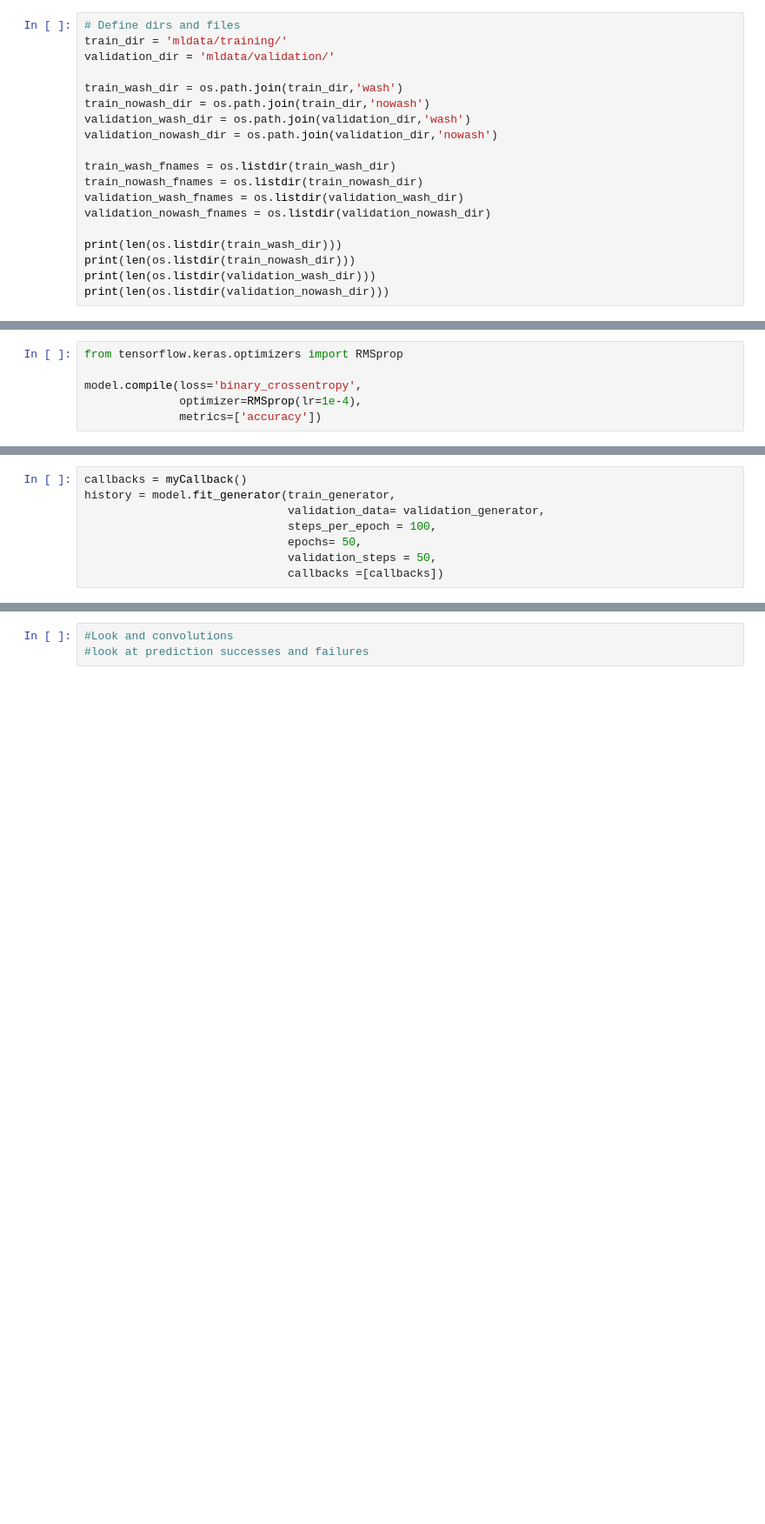
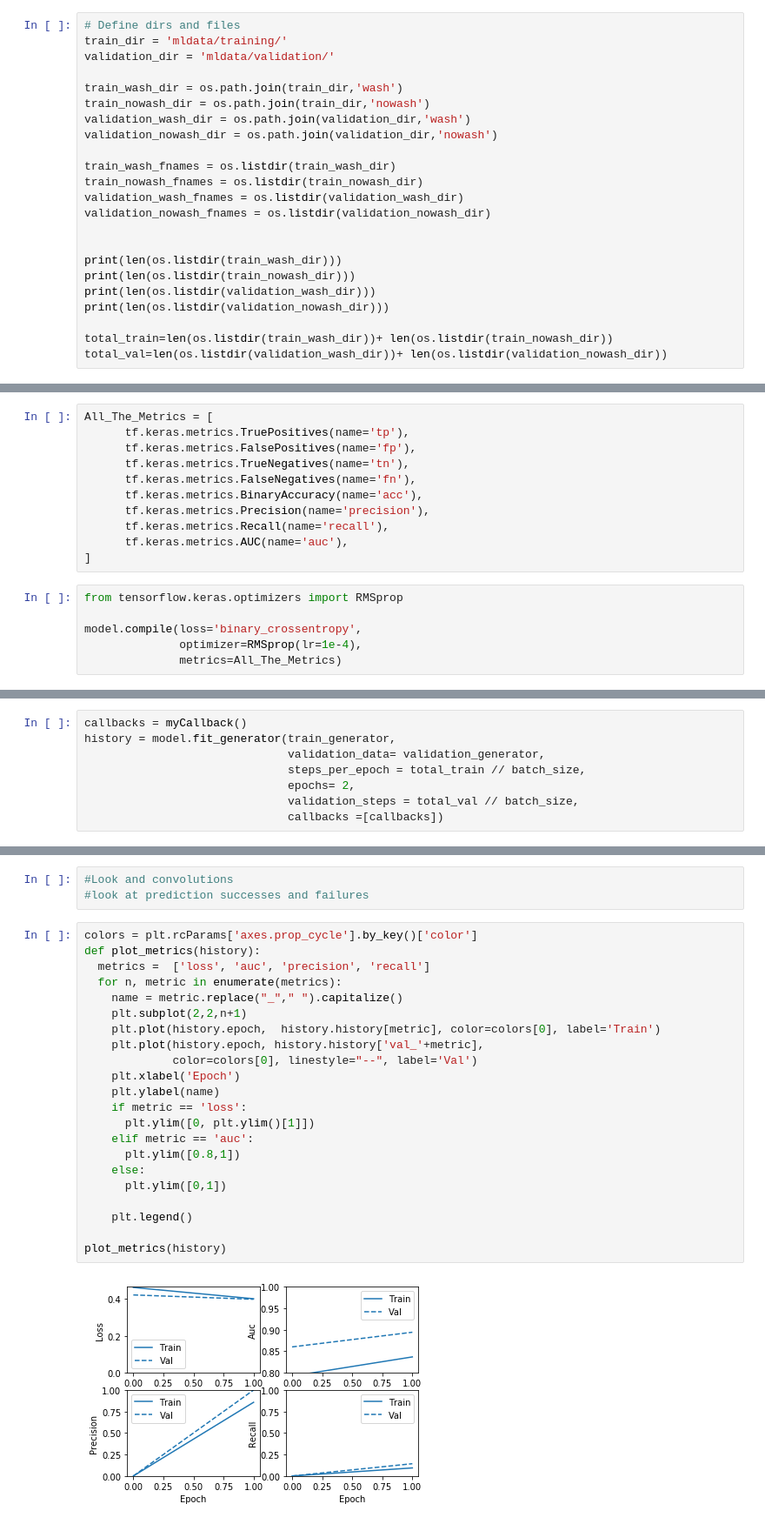
Before and after one commit to ebgoldstein/MLStormImpacts, a Jupyter notebook: CNN.ipynb, the cells around one changed output, grey strips where cells are left out. Shown: that part at 87% size. Drawn from its saved outputs; the diff is of its cells as text; blank space fills up the shorter version.

Commit message:
steps and batch changes

```diff
--- a/CNN.ipynb
+++ b/CNN.ipynb
@@ -27,10 +27,14 @@ train_nowash_fnames = os.listdir(train_nowash_dir)
 validation_wash_fnames = os.listdir(validation_wash_dir)
 validation_nowash_fnames = os.listdir(validation_nowash_dir)
 
+
 print(len(os.listdir(train_wash_dir)))
 print(len(os.listdir(train_nowash_dir)))
 print(len(os.listdir(validation_wash_dir)))
 print(len(os.listdir(validation_nowash_dir)))
+
+total_train=len(os.listdir(train_wash_dir))+ len(os.listdir(train_nowash_dir))
+total_val=len(os.listdir(validation_wash_dir))+ len(os.listdir(validation_nowash_dir))
 # %% [output]
 70
 238
@@ -95,12 +102,23 @@ model = tf.keras.models.Sequential([
 WARNING:tensorflow:From /usr/lib/python3/dist-packages/tensorflow_core/python/ops/resource_variable_ops.py:1630: calling BaseResourceVariable.__init__ (from tensorflow.python.ops.resource_variable_ops ...
 Instructions for updating:
 If using Keras pass *_constraint arguments to layers.
+# %%
+All_The_Metrics = [
+      tf.keras.metrics.TruePositives(name='tp'),
+      tf.keras.metrics.FalsePositives(name='fp'),
+      tf.keras.metrics.TrueNegatives(name='tn'),
+      tf.keras.metrics.FalseNegatives(name='fn'),
+      tf.keras.metrics.BinaryAccuracy(name='acc'),
+      tf.keras.metrics.Precision(name='precision'),
+      tf.keras.metrics.Recall(name='recall'),
+      tf.keras.metrics.AUC(name='auc'),
+]
 # %%
 from tensorflow.keras.optimizers import RMSprop
 
 model.compile(loss='binary_crossentropy',
               optimizer=RMSprop(lr=1e-4),
-              metrics=['accuracy'])
+              metrics=All_The_Metrics)
 # %% [output]
 WARNING:tensorflow:From /usr/lib/python3/dist-packages/tensorflow_core/python/ops/nn_impl.py:183: where (from tensorflow.python.ops.array_ops) is deprecated and will be removed in a future version.
 Instructions for updating:
@@ -109,7 +127,7 @@ Use tf.where in 2.0, which has the same broadcast rule as np.where
 callbacks = myCallback()
 history = model.fit_generator(train_generator,
                               validation_data= validation_generator,
-                              steps_per_epoch = 100,
-                              epochs= 50,
-                              validation_steps = 50,
+                              steps_per_epoch = total_train // batch_size,
+                              epochs= 2,
+                              validation_steps = total_val // batch_size,
                               callbacks =[callbacks])
@@ -134,3 +160,27 @@ plt.show()
 # %%
 #Look and convolutions
 #look at prediction successes and failures
+# %%
+colors = plt.rcParams['axes.prop_cycle'].by_key()['color']
+def plot_metrics(history):
+  metrics =  ['loss', 'auc', 'precision', 'recall']
+  for n, metric in enumerate(metrics):
+    name = metric.replace("_"," ").capitalize()
+    plt.subplot(2,2,n+1)
+    plt.plot(history.epoch,  history.history[metric], color=colors[0], label='Train')
+    plt.plot(history.epoch, history.history['val_'+metric],
+             color=colors[0], linestyle="--", label='Val')
+    plt.xlabel('Epoch')
+    plt.ylabel(name)
+    if metric == 'loss':
+      plt.ylim([0, plt.ylim()[1]])
+    elif metric == 'auc':
+      plt.ylim([0.8,1])
+    else:
+      plt.ylim([0,1])
+
+    plt.legend()
+
+plot_metrics(history)
+# %% [output]
+[figure, added]
```
Also changed, not shown: parts of 3 cells of this notebook.
